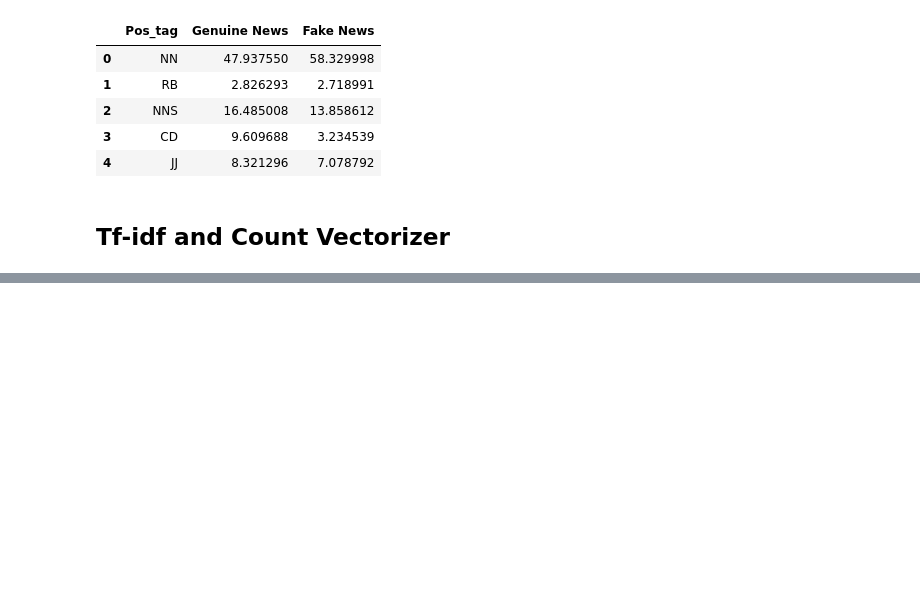
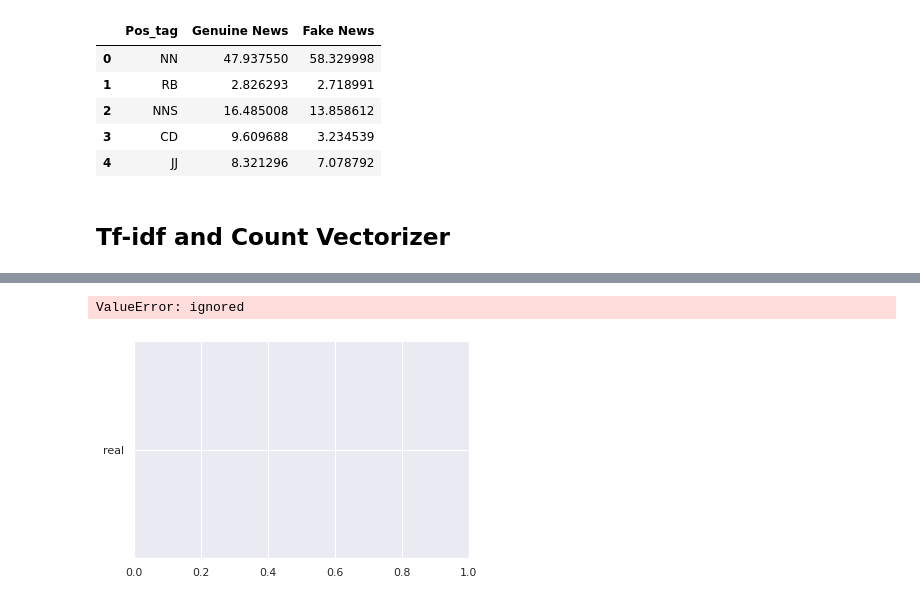
Before and after one commit to smkerr/COVID-fake-news-detection, a Jupyter notebook: combined_model.ipynb, the cells around one changed output, grey strips where cells are left out. Cells and saved outputs as stored; diff of their text form; code cells hidden in the pictures; blank space fills up the shorter version.

```diff
--- a/combined_model.ipynb
+++ b/combined_model.ipynb
@@ -354,0 +369,36 @@ df_perf_metrics
+# %%
+train_df = pd.read_csv('https://raw.githubusercontent.com/smkerr/COVID-fake-news-detection/main/data/Constraint_Train.csv', header=0)
+val_df = pd.read_csv('https://raw.githubusercontent.com/smkerr/COVID-fake-news-detection/main/data/Constraint_Val.csv', header=0)
+# %%
+stopwords = nltk.corpus.stopwords.words('english')
+
+def cleantext(string):
+    text = string.lower().split()
+    text = " ".join(text)
+    text = re.sub(r"http(\S)+",' ',text)
+    text = re.sub(r"www(\S)+",' ',text)
+    text = re.sub(r"&",' and ',text)
+    tx = text.replace('&amp',' ')
+    text = re.sub(r"[^a-zA-Z]+",' ',text)
+    text = text.split()
+    text = [w for w in text if not w in stopwords]
+    text = " ".join(text)
+    return text
+# %%
+train_df['tweet'] = train_df['tweet'].map(lambda x: cleantext(x))
+val_df['tweet'] = val_df['tweet'].map(lambda x: cleantext(x))
+# %%
+count_vectorizer = CountVectorizer(ngram_range=(1, 2))
+tf_idf_transformer = TfidfTransformer(smooth_idf=False)
+
+# fit and transform train data to count vectorizer
+count_vectorizer.fit(train_df['tweet'].values)
+count_vect_train = count_vectorizer.transform(train_df['tweet'].values)
+
+# fit the counts vector to tfidf transformer
+tf_idf_transformer.fit(count_vect_train)
+tf_idf_train = tf_idf_transformer.transform(count_vect_train)
+
+# Transform the test data as well
+count_vect_test = count_vectorizer.transform(val_df['tweet'].values)
+tf_idf_test = tf_idf_transformer.transform(count_vect_test)
@@ -354,0 +486,6 @@ df_perf_metrics
+# %%
+plt.figure(figsize=(6,4))
+plt.scatter(tf_idf_train, train_df["label"], s=14)
+# %% [output]
+ValueError: ignored
+[figure, added]
```
Also changed, not shown: parts of 16 cells of this notebook.
